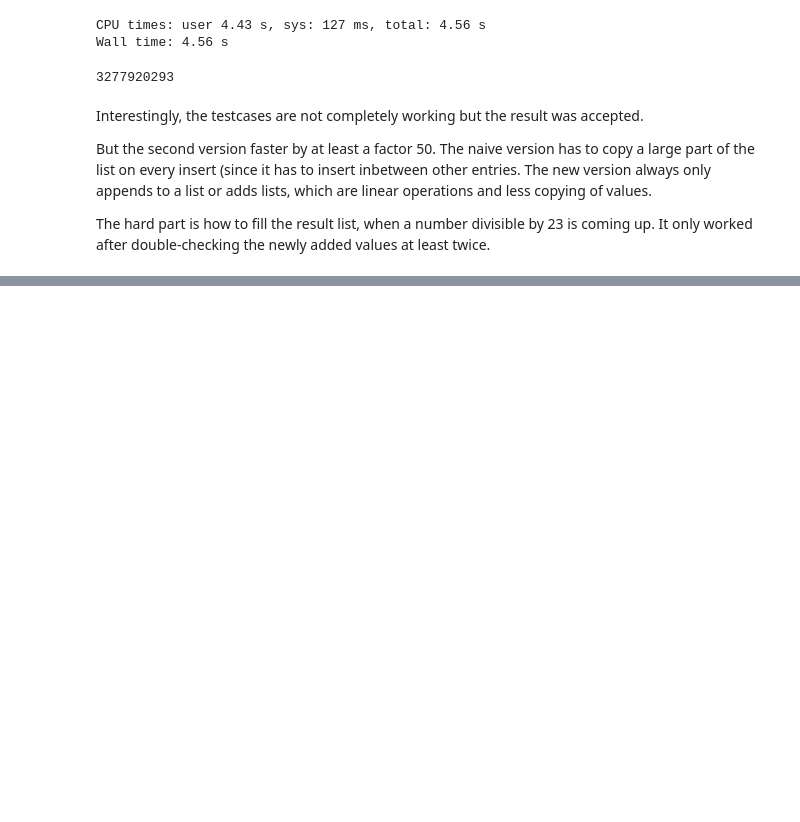
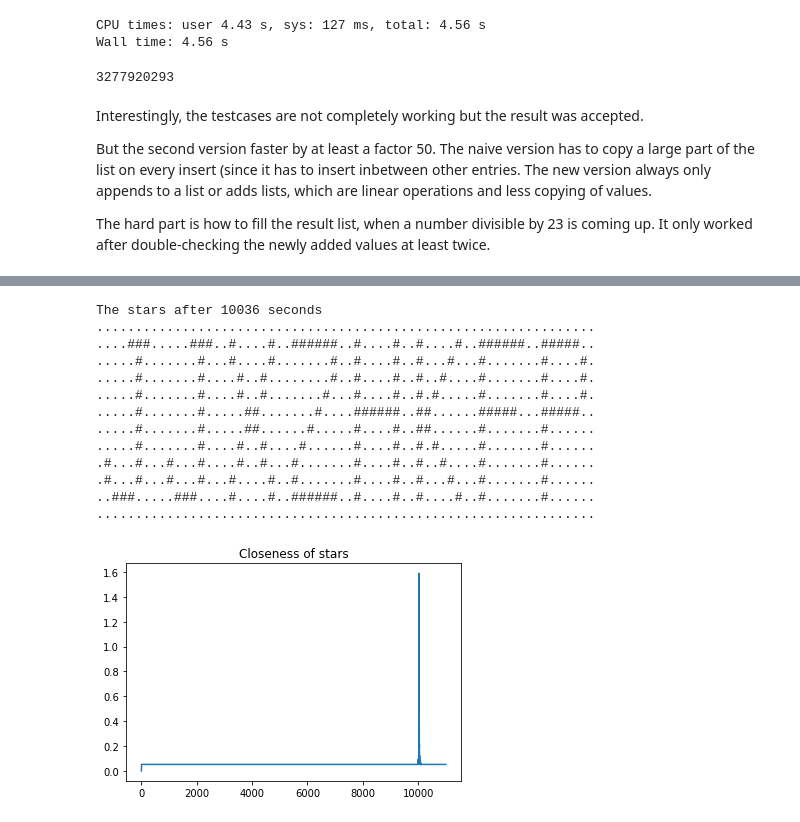
Before and after one commit to Gellardo/adventOfCode-2018, a Jupyter notebook: aoc2018.ipynb, the cells around one changed output, grey strips where cells are left out. Cells and saved outputs as stored; diff of their text form; code cells hidden in the pictures; blank space fills up the shorter version.

```diff
--- a/aoc2018.ipynb
+++ b/aoc2018.ipynb
@@ -597,0 +605,69 @@ The hard part is how to fill the result list, when a number divisible by 23 is c
+# %%
+def neighbors(point, diagonals=False, include_self=False):
+    yield point[0]-1, point[1]
+    if diagonals:
+        yield point[0]-1, point[1]-1
+        yield point[0]-1, point[1]+1
+        yield point[0]+1, point[1]-1
+        yield point[0]+1, point[1]+1
+    yield point[0]+1, point[1]
+    if include_self:
+        yield point
+    yield point[0], point[1]+1
+    yield point[0], point[1]-1
+def average_neighbors(points):
+        n = 0
+        for point in points:
+            for neighbor in neighbors(point):
+                if neighbor in points:
+                    n+=1
+        return n/len(points)
+assert average_neighbors([(1,1),(0,1),(1,0),(1,2),(2,1)]) == (4+4*1)/5
+def print_2d(x=None,y=None,width=None,height=None,points=None,f=None):
+    if x == None:
+        x = min([p[0] for p in points]) - 1
+    if width == None:
+        width = max([p[0] for p in points]) - x + 2
+    if y == None:
+        y = min([p[1] for p in points]) - 1
+    if height == None:
+        height = max([p[1] for p in points]) - y + 2
+    if f == None:
+        f = lambda x,y: '#' if (x,y) in points else '.'
+    for j in range(y,y+height):
+            for i in range(x, x+width):
+                print(f(i,j), end='')
+            print('')
+
+def speed_up_the_stars(stars, known_time=-1):
+    averages = [0]
+    for i in range(1,11000):
+        stars = [(x+dx, y+dy, dx, dy) for x, y, dx, dy in stars]
+        #print(stars[0], stars[10])
+        star_points = set([(x,y) for x,y,_,_ in stars])
+        averages.append(average_neighbors(star_points))
+        if known_time == -1 and averages[-1] > max(averages[:-1]):
+            print(i, averages[-1])
+        if i == known_time:
+            print(f"The stars after {i} seconds")
+            print_2d(points=star_points)
+    plt.title('Closeness of stars')
+    plt.plot(averages)
+
+speed_up_the_stars(map(lambda l: (int(l[0]),int(l[1]),int(l[2]),int(l[3])),
+                       [re.findall('-?\d+', l) for l in Input(10)]), known_time=10036)
+# %% [output]
+The stars after 10036 seconds
+................................................................
+....###.....###..#....#..######..#....#..#....#..######..#####..
+.....#.......#...#....#.......#..#....#..#...#...#.......#....#.
+.....#.......#....#..#........#..#....#..#..#....#.......#....#.
+.....#.......#....#..#.......#...#....#..#.#.....#.......#....#.
+.....#.......#.....##.......#....######..##......#####...#####..
+.....#.......#.....##......#.....#....#..##......#.......#......
+.....#.......#....#..#....#......#....#..#.#.....#.......#......
+.#...#...#...#....#..#...#.......#....#..#..#....#.......#......
+.#...#...#...#...#....#..#.......#....#..#...#...#.......#......
+..###.....###....#....#..######..#....#..#....#..#.......#......
+................................................................
+[figure, added]
```
Also changed, not shown: parts of 6 cells of this notebook, 1 other file.
